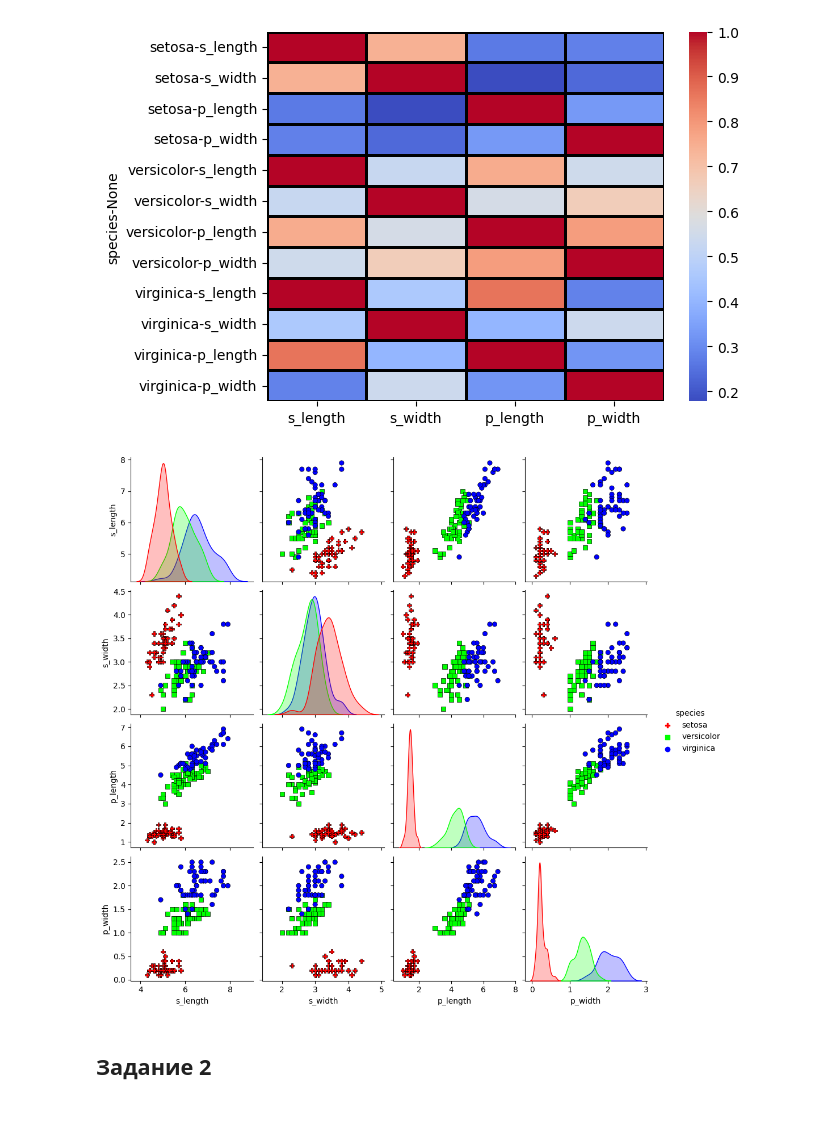
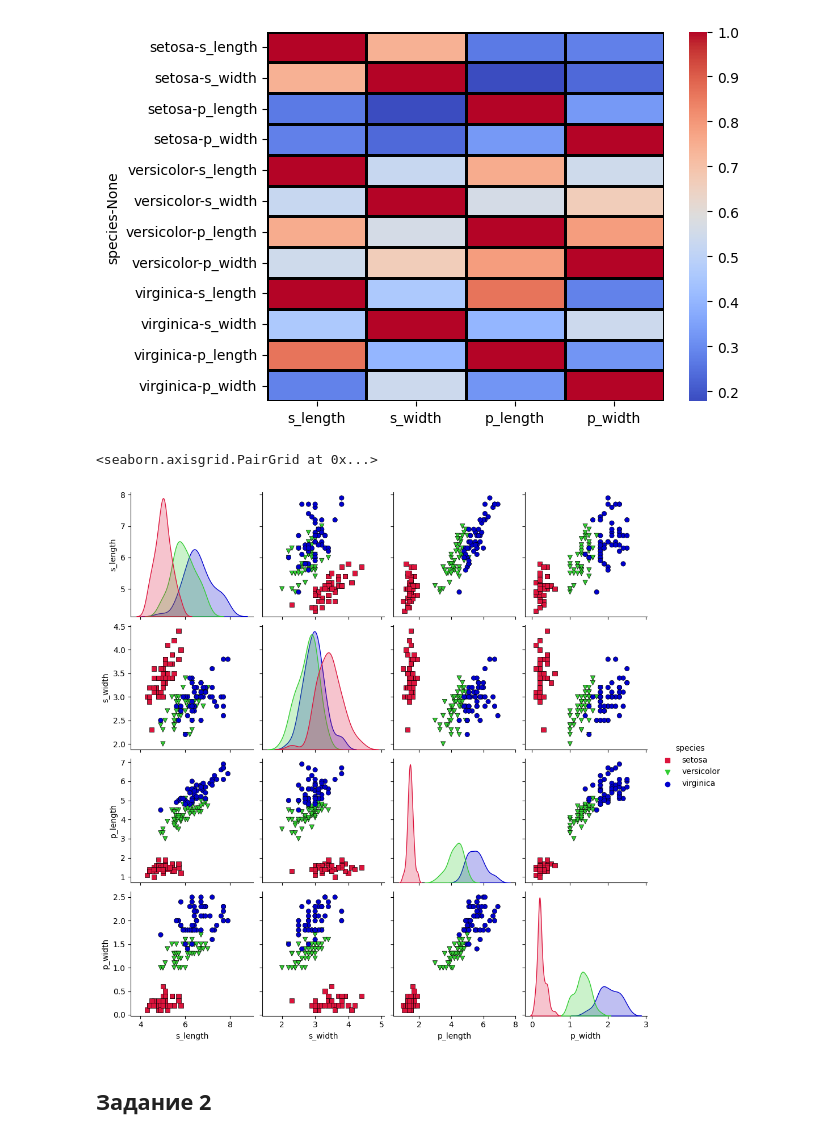
Before and after one commit to HerrPhoton/Theory-of-statistical-solutions, a Jupyter notebook: lab1.ipynb, the cells around one changed output. Drawn from its saved outputs; the diff is of its cells as text; code cells hidden in the pictures.

```diff
--- a/lab1.ipynb
+++ b/lab1.ipynb
@@ -55,12 +55,13 @@ sns.heatmap(df_groups.corr(), cmap = 'coolwarm', linewidths = 2, linecolor = 'bl
 <Axes: ylabel='species-None'>
 [figure]
 # %%
-def draw_pairplot():
-    sns.pairplot(full_df, hue = 'species', markers = ['P', 's', 'o'], \
-                 plot_kws = {'edgecolor' : 'black'}, palette = ['#FF0000', '#00FF00', '#0000FF'])
+def draw_pairplot(df, markers, palette):
+    return sns.pairplot(df, hue = 'species', markers = markers, \
+                 plot_kws = {'edgecolor' : 'black'}, palette = palette)
-# %%
-draw_pairplot()
-# %% [output]
-[figure, removed]
+# %%
+draw_pairplot(full_df, markers = ['s', 'v', 'o'], palette = ['#DC143C', '#32CD32', '#0000CD'])
+# %% [output]
+<seaborn.axisgrid.PairGrid at 0x...>
+[figure, added]
 # %% [markdown]
 ## Задание 2
```
Also changed, not shown: parts of 18 cells of this notebook.
